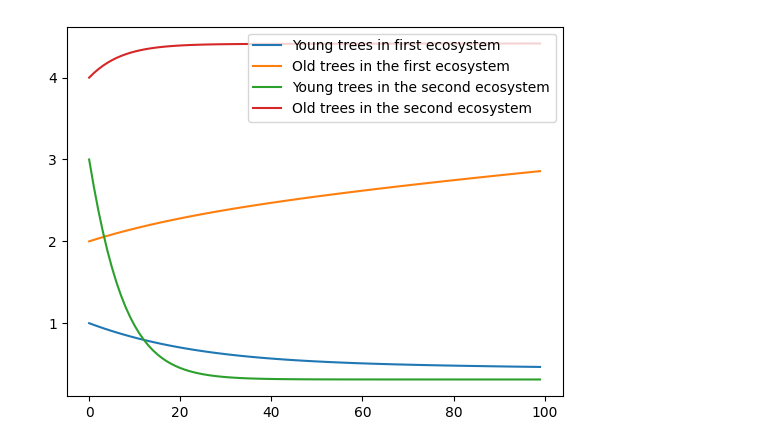
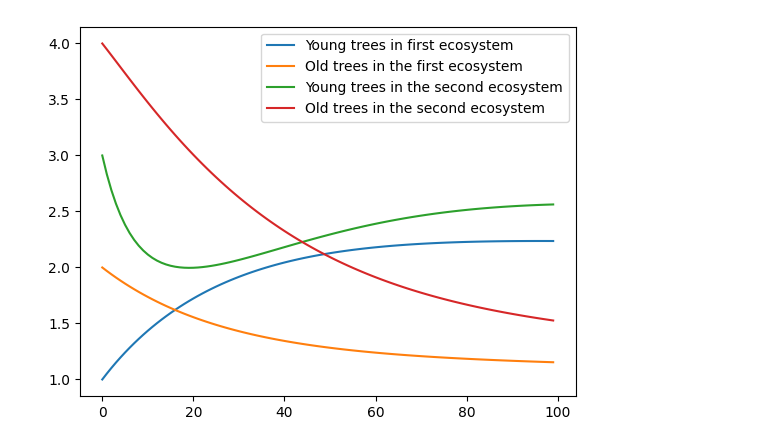
Before and after one commit to marcelvdla/CSSim, a Jupyter notebook: notebooks/two_forest_model.ipynb, the cells around one changed output. Cells and saved outputs as stored; diff of their text form; code cells hidden in the pictures.

```diff
--- a/notebooks/two_forest_model.ipynb
+++ b/notebooks/two_forest_model.ipynb
@@ -33,3 +4,24 @@ penalty_rate_2 = 0.6 # Penalty function call over x1, y1
+# %%
+def deriv_forest(x, y, penalty_rate, args):
+    """
+    Calculate derivatives of x and y over time as per the Antonovsky & Korzukhin rule.
+
+    INPUT:
+    x            = value for x; density of young trees in ecosystem, typically between 0 and 4
+    y            = value for y; density of old trees in ecosystem, typically between 0 and 4
+    penalty_rate = penalty rate calculated by penalty function
+    args         = tuple of 6 arguments
+
+    Returns derivatives of x and y.
+    """
+    # Unpack arguments rho, gamma (not used), f, h, a1 and a2
+    fertility, mortality_young, aging_rate, biotic_pump_young, mortality_old, biotic_pump_old = args
+
+    # Calculate derivatives
+    dx = fertility * y - ((y - 1)**2 + 1) * x - aging_rate * x + biotic_pump_young * penalty_rate * x
+    dy = aging_rate * x - mortality_old * y + biotic_pump_old * penalty_rate * y
+
+    return dx, dy
 # %%
 def system_two_forests(x_1, y_1, x_2, y_2, args, timesteps = 100):
     """
@@ -65,14 +57,23 @@ def system_two_forests(x_1, y_1, x_2, y_2, args, timesteps = 100):
         y_2 += dy_2 * dt
 
     return young_forest_1, old_forest_1, young_forest_2, old_forest_2
-
-time = 100
-young_1, old_1, young_2, old_2 = system_two_forests(1, 2, 3, 4, args, time)
-plt.plot(range(100), young_1, label ="Young trees in first ecosystem")
-plt.plot(range(100), old_1, label = "Old trees in the first ecosystem")
-plt.plot(range(100), young_2, label = "Young trees in the second ecosystem")
-plt.plot(range(100), old_2, label = "Old trees in the second ecosystem")
-plt.legend()
-plt.show()
-# %% [output]
-[figure, removed]
+# %%
+fertility = 4.2
+mortality_young = 0.01 # should be the weird quadratic function but i think making a constant based on data is better
+# for now implemented as
+aging_rate = 1
+biotic_pump_young = 0.3
+mortality_old = 2
+biotic_pump_old = 0.1
+
+arguments = (fertility, mortality_young, aging_rate, biotic_pump_young, mortality_old, biotic_pump_old)
+time = 100
+young_1, old_1, young_2, old_2 = system_two_forests(1, 2, 3, 4, arguments, time)
+plt.plot(range(100), young_1, label ="Young trees in first ecosystem")
+plt.plot(range(100), old_1, label = "Old trees in the first ecosystem")
+plt.plot(range(100), young_2, label = "Young trees in the second ecosystem")
+plt.plot(range(100), old_2, label = "Old trees in the second ecosystem")
+plt.legend()
+plt.show()
+# %% [output]
+[figure, added]
```
Also changed, not shown: parts of 1 cell of this notebook, 3 other files.
